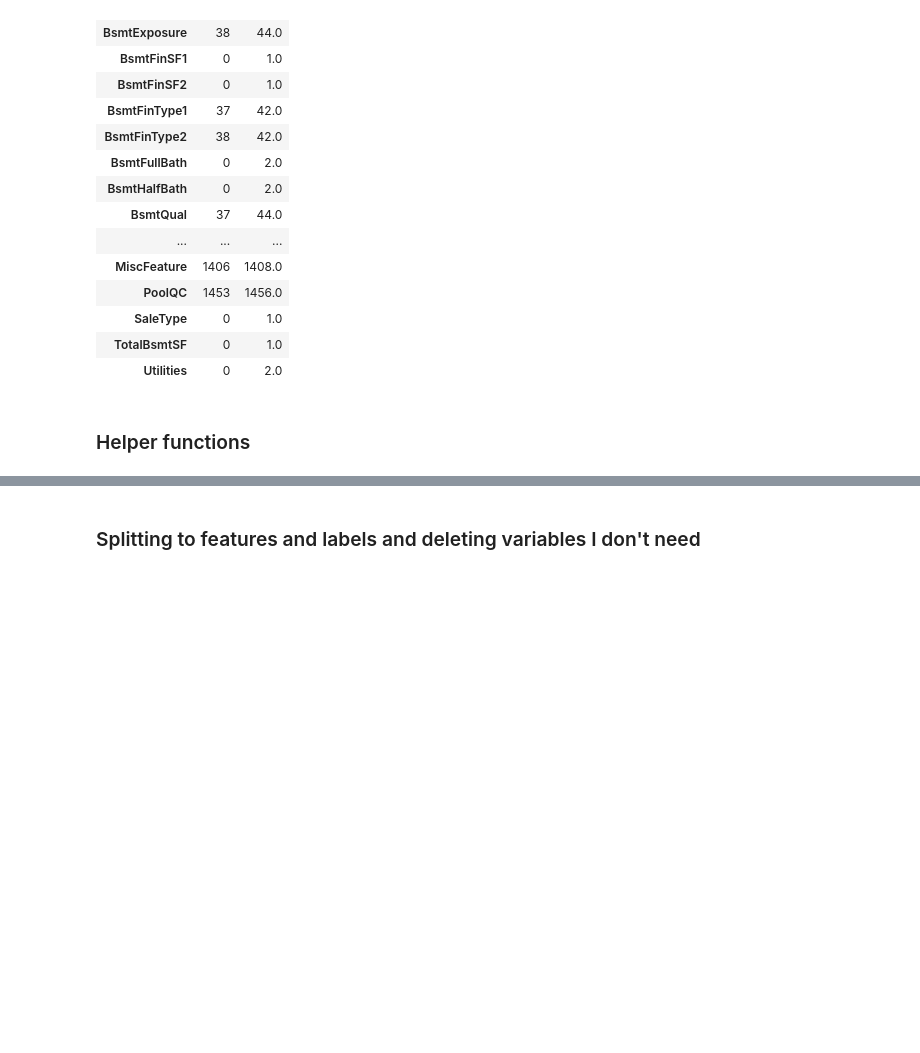
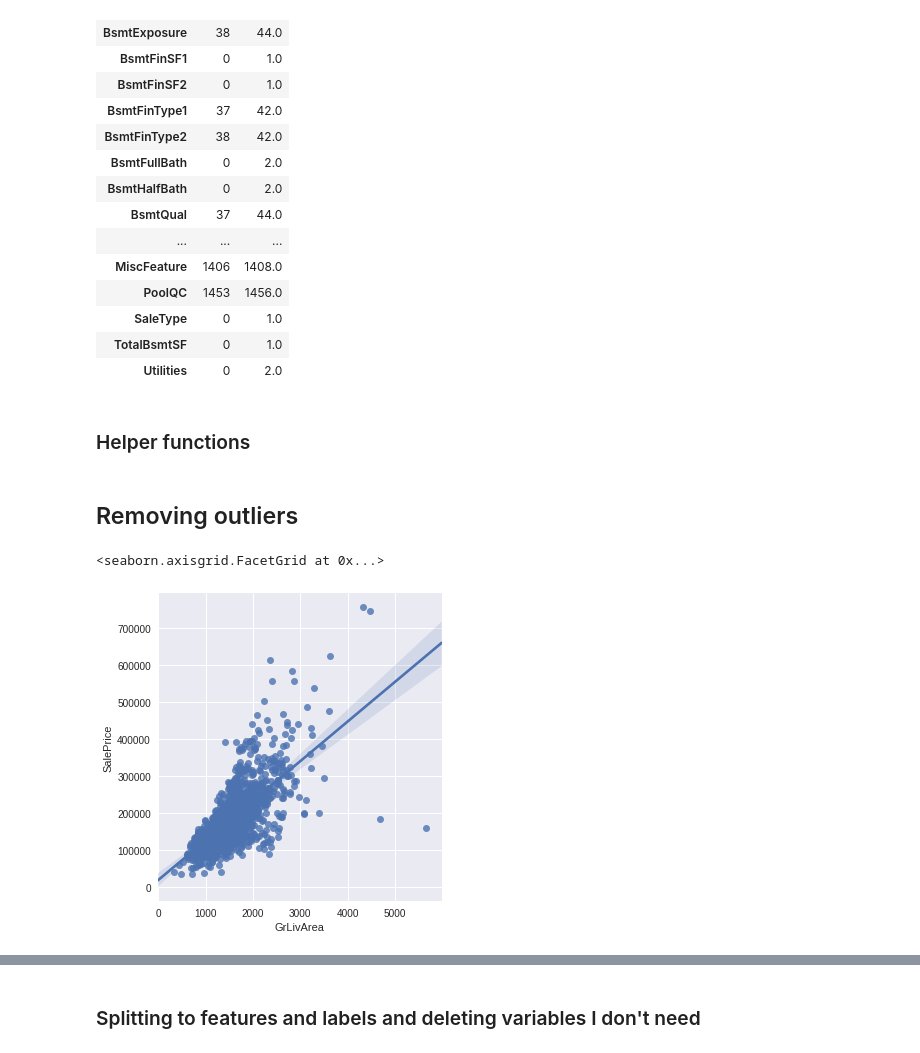
Before and after one commit to maviator/Kaggle_home_price_prediction, a Jupyter notebook: Script/SKlearn models.ipynb, the cells around one changed output, grey strips where cells are left out. Drawn from its saved outputs; the diff is of its cells as text; code cells hidden in the pictures; blank space fills up the shorter version.

Commit message:
Removed outliers and removed RF

```diff
--- a/Script/SKlearn models.ipynb
+++ b/Script/SKlearn models.ipynb
@@ -93,3 +95,10 @@ def train_test(estimator, x_trn, x_tst, y_trn, y_tst):
     # Printing test scores
     print("Test")
     get_score(prediction_test, y_tst)
+# %% [markdown]
+## Removing outliers
+# %%
+sns.lmplot(x='GrLivArea', y='SalePrice',  data=train)
+# %% [output]
+<seaborn.axisgrid.FacetGrid at 0x...>
+[figure, added]
```
Also changed, not shown: parts of 33 cells of this notebook.
